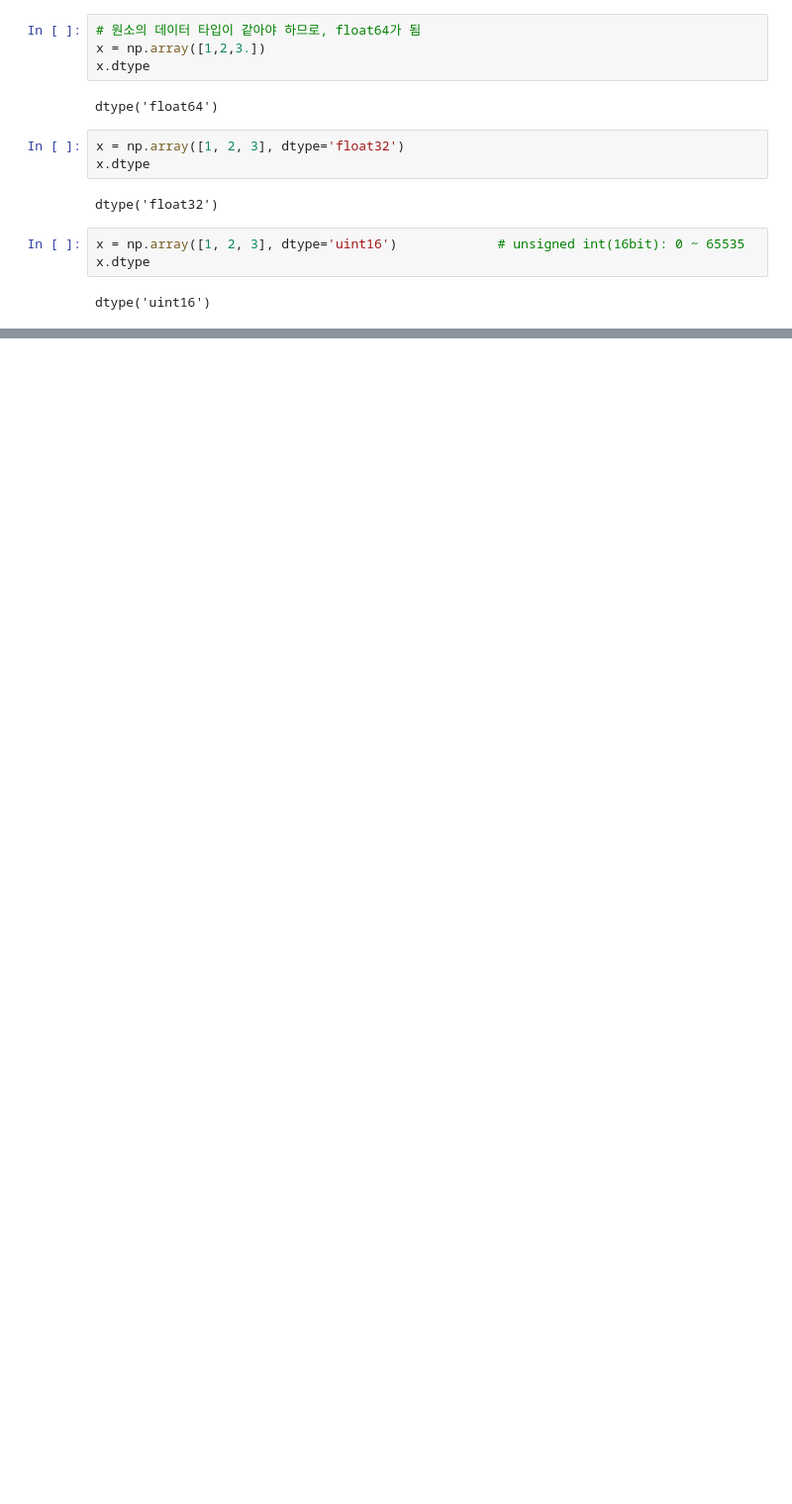
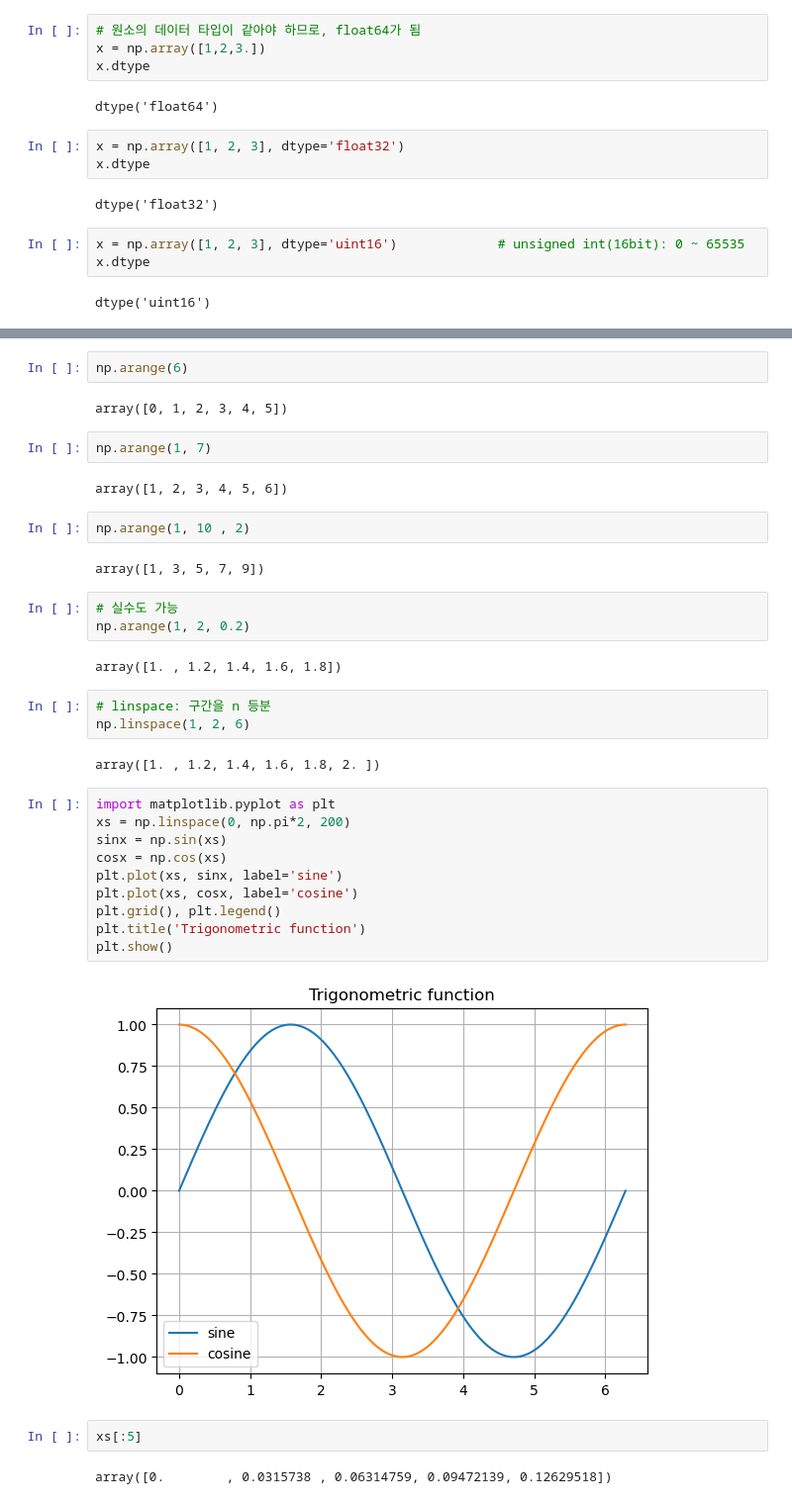
Before and after one commit to abcd6563/DataAnalysis-2023.09, a Jupyter notebook: 01.Numpy/02.생성과변형.ipynb, the cells around one changed output, grey strips where cells are left out. Shown: that part at 99% size. Drawn from its saved outputs; the diff is of its cells as text; blank space fills up the shorter version.

```diff
--- a/01.Numpy/02.생성과변형.ipynb
+++ b/01.Numpy/02.생성과변형.ipynb
@@ -32,0 +42,38 @@ dtype('uint16')
+# %%
+np.arange(6)
+# %% [output]
+array([0, 1, 2, 3, 4, 5])
+# %%
+np.arange(1, 7)
+# %% [output]
+array([1, 2, 3, 4, 5, 6])
+# %%
+np.arange(1, 10 , 2)
+# %% [output]
+array([1, 3, 5, 7, 9])
+# %%
+# 실수도 가능
+np.arange(1, 2, 0.2)
+# %% [output]
+array([1. , 1.2, 1.4, 1.6, 1.8])
+# %%
+# linspace: 구간을 n 등분
+np.linspace(1, 2, 6)
+# %% [output]
+array([1. , 1.2, 1.4, 1.6, 1.8, 2. ])
+# %%
+import matplotlib.pyplot as plt
+xs = np.linspace(0, np.pi*2, 200)
+sinx = np.sin(xs)
+cosx = np.cos(xs)
+plt.plot(xs, sinx, label='sine')
+plt.plot(xs, cosx, label='cosine')
+plt.grid(), plt.legend()
+plt.title('Trigonometric function')
+plt.show()
+# %% [output]
+[figure, added]
+# %%
+xs[:5]
+# %% [output]
+array([0.        , 0.0315738 , 0.06314759, 0.09472139, 0.12629518])
```
Also changed, not shown: parts of 19 cells of this notebook, 1 other file.
